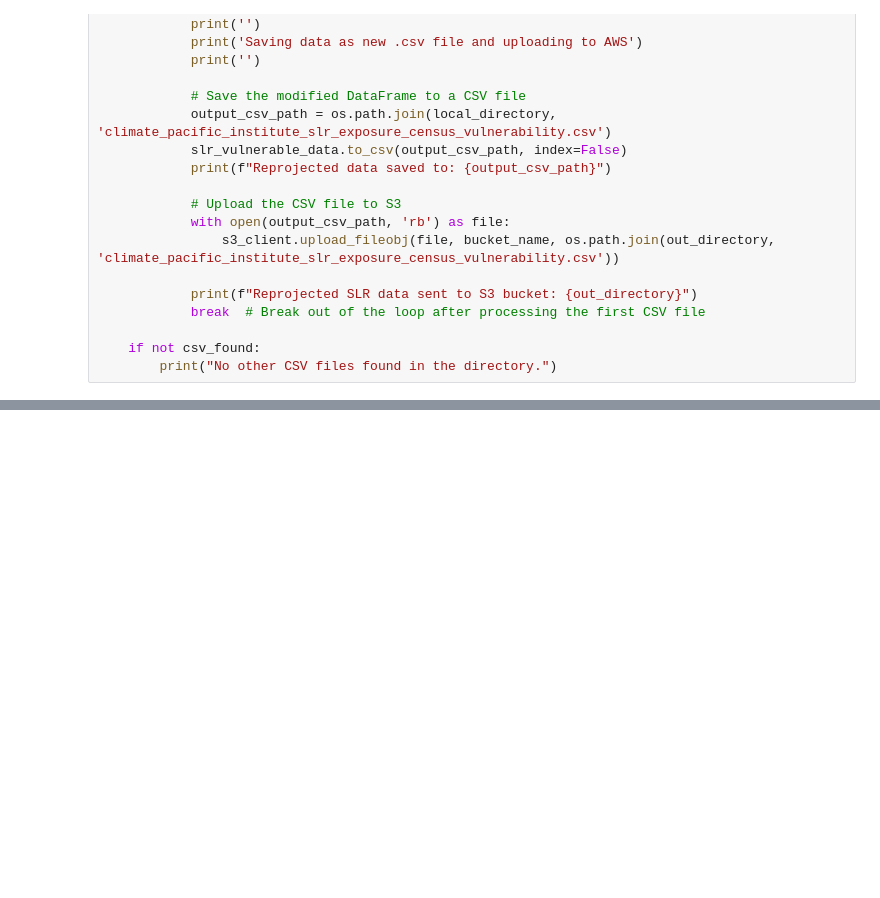
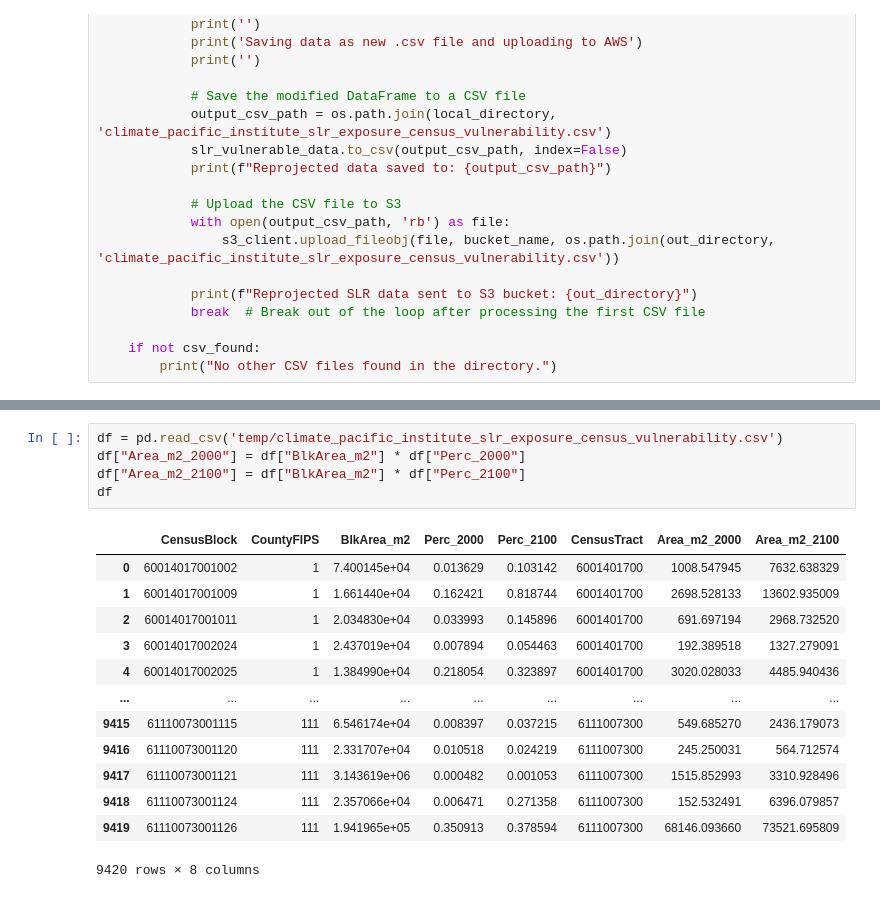
Before and after one commit to Eagle-Rock-Analytics/carb-climate-index, a Jupyter notebook: scripts/data_reproject/pacific_institute_slr_tract.ipynb, the cells around one changed output, grey strips where cells are left out. Cells and saved outputs as stored; diff of their text form; blank space fills up the shorter version.

```diff
--- a/scripts/data_reproject/pacific_institute_slr_tract.ipynb
+++ b/scripts/data_reproject/pacific_institute_slr_tract.ipynb
@@ -101,0 +115,19 @@ No CSV file found in the directory.
+# %%
+df = pd.read_csv('temp/climate_pacific_institute_slr_exposure_census_vulnerability.csv')
+df["Area_m2_2000"] = df["BlkArea_m2"] * df["Perc_2000"]
+df["Area_m2_2100"] = df["BlkArea_m2"] * df["Perc_2100"]
+df
+# %% [output]
+|  | CensusBlock | CountyFIPS | BlkArea_m2 | Perc_2000 | Perc_2100 | CensusTract | Area_m2_2000 | Area_m2_2100 |
+| 0 | 60014017001002 | 1 | 7.400145e+04 | 0.013629 | 0.103142 | 6001401700 | 1008.547945 | 7632.638329 |
+| 1 | 60014017001009 | 1 | 1.661440e+04 | 0.162421 | 0.818744 | 6001401700 | 2698.528133 | 13602.935009 |
+| 2 | 60014017001011 | 1 | 2.034830e+04 | 0.033993 | 0.145896 | 6001401700 | 691.697194 | 2968.732520 |
+| 3 | 60014017002024 | 1 | 2.437019e+04 | 0.007894 | 0.054463 | 6001401700 | 192.389518 | 1327.279091 |
+| 4 | 60014017002025 | 1 | 1.384990e+04 | 0.218054 | 0.323897 | 6001401700 | 3020.028033 | 4485.940436 |
+| ... | ... | ... | ... | ... | ... | ... | ... | ... |
+| 9415 | 61110073001115 | 111 | 6.546174e+04 | 0.008397 | 0.037215 | 6111007300 | 549.685270 | 2436.179073 |
+| 9416 | 61110073001120 | 111 | 2.331707e+04 | 0.010518 | 0.024219 | 6111007300 | 245.250031 | 564.712574 |
+| 9417 | 61110073001121 | 111 | 3.143619e+06 | 0.000482 | 0.001053 | 6111007300 | 1515.852993 | 3310.928496 |
+| 9418 | 61110073001124 | 111 | 2.357066e+04 | 0.006471 | 0.271358 | 6111007300 | 152.532491 | 6396.079857 |
+| 9419 | 61110073001126 | 111 | 1.941965e+05 | 0.350913 | 0.378594 | 6111007300 | 68146.093660 | 73521.695809 |
+9420 rows × 8 columns
```
Also changed, not shown: parts of 7 cells of this notebook.
